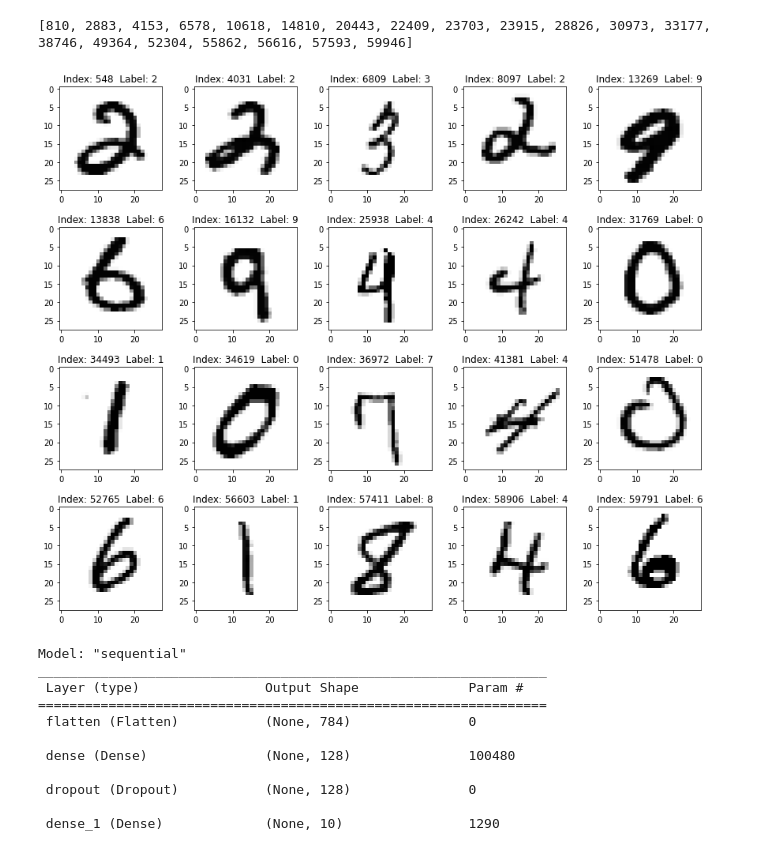
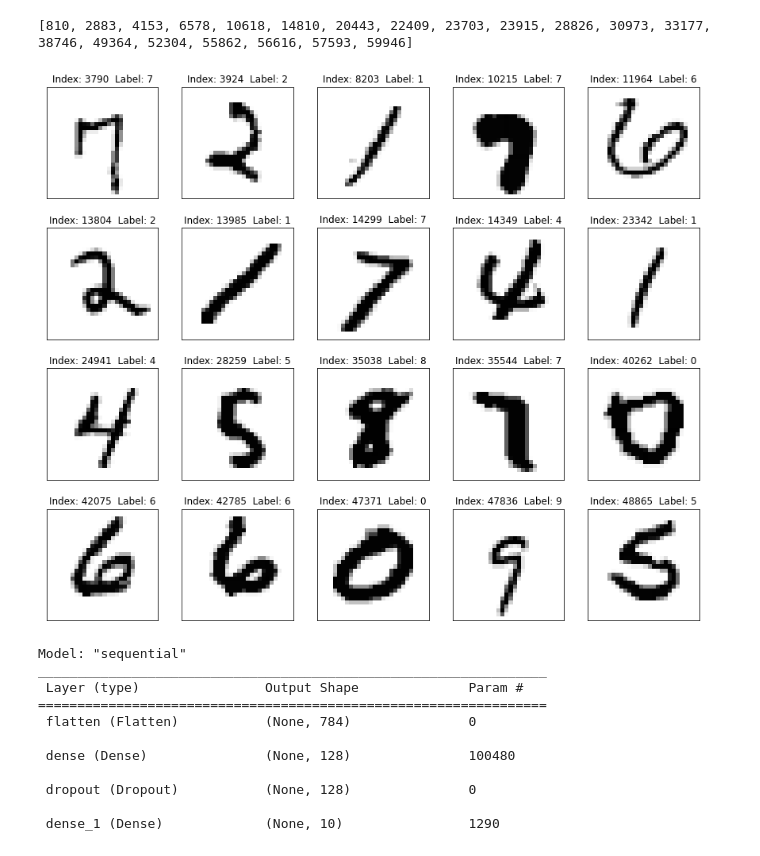
Before and after one commit to ai7dnn/2021-AI-for-everyone, a Jupyter notebook: code/21_5_mnist_basic.ipynb, the cells around one changed output. Drawn from its saved outputs; the diff is of its cells as text; code cells hidden in the pictures.

```diff
--- a/code/21_5_mnist_basic.ipynb
+++ b/code/21_5_mnist_basic.ipynb
@@ -194,27 +197,31 @@ print(idx)
 # %%
 ###############################################
 #랜덤하게 20개의 훈련용 자료를 그려 보자.
 from random import sample
 
 nrows, ncols = 4, 5 #출력 가로 세로 수
 idx = sorted(sample(range(len(x_train)), nrows * ncols)) # 출력할 첨자 선정
 #print(idx)
 
 count = 0
 plt.figure(figsize=(12, 10))
 
 for n in idx:
     count += 1
     plt.subplot(nrows, ncols, count)
     tmp = "Index: " + str(n) + "  Label: " + str(y_train[n])
     plt.title(tmp)
+    # plt.axis("off")
+    ax = plt.gca()
+    ax.get_xaxis().set_visible(False)
+    ax.get_yaxis().set_visible(False)
     plt.imshow(x_train[n], cmap='Greys')
 
 plt.tight_layout()
 plt.show()
 ###############################################
 # %% [output]
-[figure, old version]
+[figure, new version]
 # %%
 import tensorflow as tf
 
```
Also changed, not shown: parts of 3 cells of this notebook.
